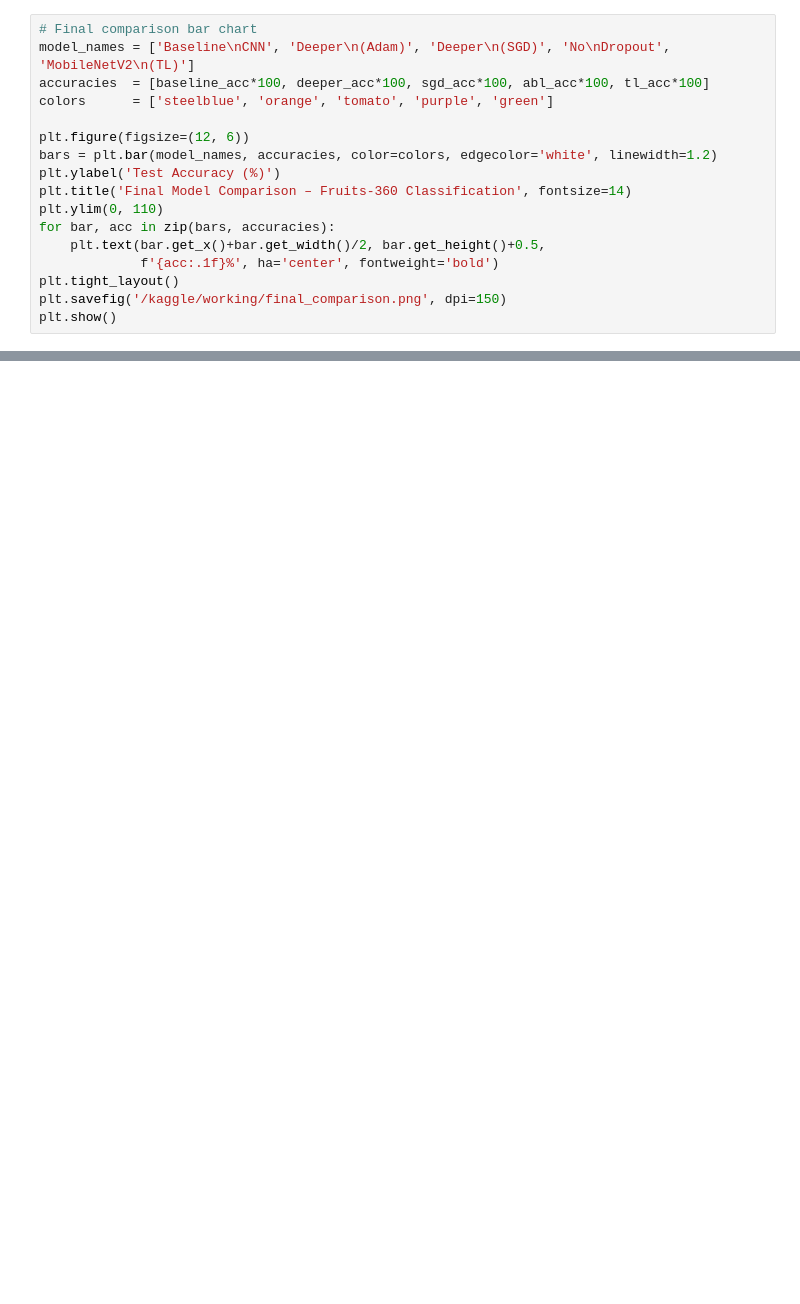
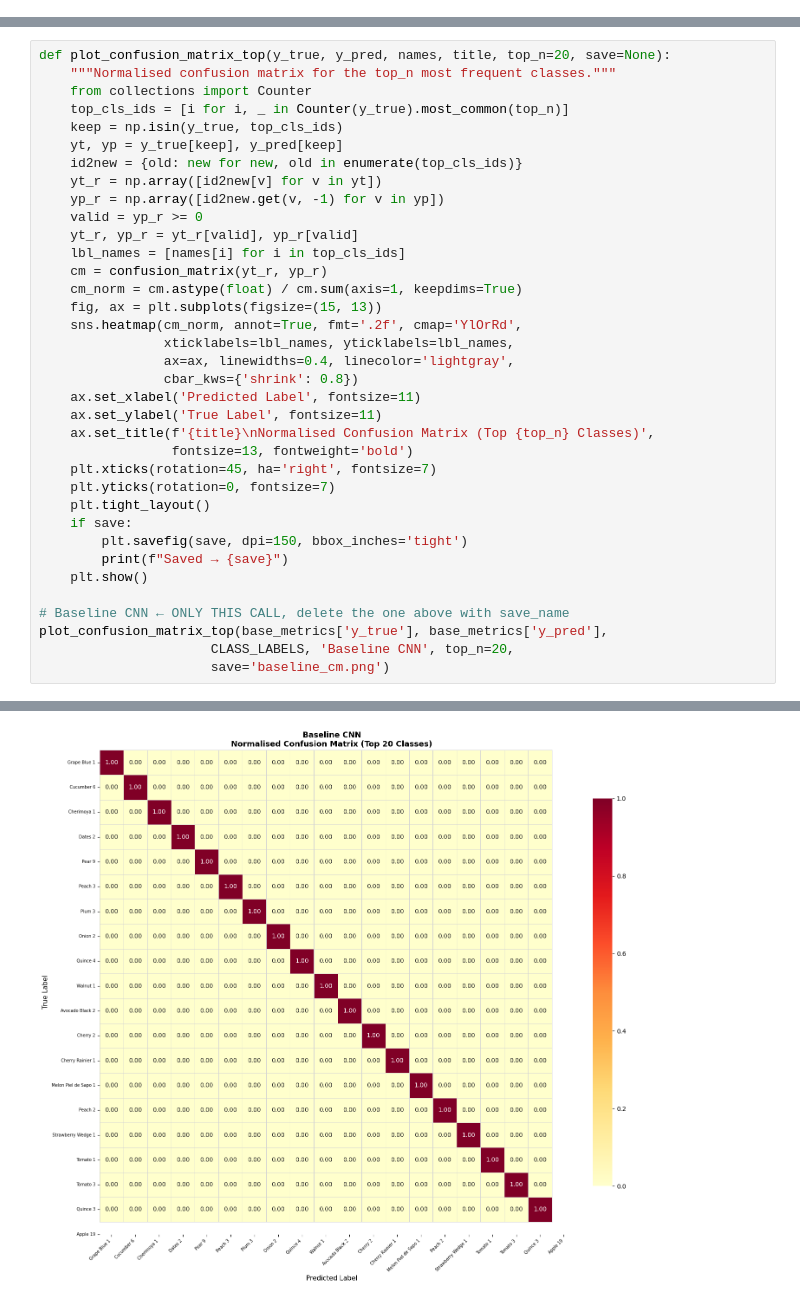
Before and after one commit to Supreena5254/-AI-and-Machine-Learning, a Jupyter notebook: 2409007_SuprinaKhadgi_Task-2.ipynb, the cells around one changed output, grey strips where cells are left out. Saved outputs shown, nothing was run; the diff lists cells and outputs as text; blank space fills up the shorter version.

```diff
--- a/2409007_SuprinaKhadgi_Task-2.ipynb
+++ b/2409007_SuprinaKhadgi_Task-2.ipynb
@@ -1060,17 +0,0 @@ Section 8: Final Comparison & Conclusion
-# %%
-# Final comparison bar chart
-model_names = ['Baseline\nCNN', 'Deeper\n(Adam)', 'Deeper\n(SGD)', 'No\nDropout', 'MobileNetV2\n(TL)']
-accuracies  = [baseline_acc*100, deeper_acc*100, sgd_acc*100, abl_acc*100, tl_acc*100]
-colors      = ['steelblue', 'orange', 'tomato', 'purple', 'green']
-
-plt.figure(figsize=(12, 6))
-bars = plt.bar(model_names, accuracies, color=colors, edgecolor='white', linewidth=1.2)
-plt.ylabel('Test Accuracy (%)')
-plt.title('Final Model Comparison – Fruits-360 Classification', fontsize=14)
-plt.ylim(0, 110)
-for bar, acc in zip(bars, accuracies):
-    plt.text(bar.get_x()+bar.get_width()/2, bar.get_height()+0.5,
-             f'{acc:.1f}%', ha='center', fontweight='bold')
-plt.tight_layout()
-plt.savefig('/kaggle/working/final_comparison.png', dpi=150)
-plt.show()
@@ -1107,0 +549,37 @@ All models saved to /kaggle/working/
+# %%
+def plot_confusion_matrix_top(y_true, y_pred, names, title, top_n=20, save=None):
+    """Normalised confusion matrix for the top_n most frequent classes."""
+    from collections import Counter
+    top_cls_ids = [i for i, _ in Counter(y_true).most_common(top_n)]
+    keep = np.isin(y_true, top_cls_ids)
+    yt, yp = y_true[keep], y_pred[keep]
+    id2new = {old: new for new, old in enumerate(top_cls_ids)}
+    yt_r = np.array([id2new[v] for v in yt])
+    yp_r = np.array([id2new.get(v, -1) for v in yp])
+    valid = yp_r >= 0
+    yt_r, yp_r = yt_r[valid], yp_r[valid]
+    lbl_names = [names[i] for i in top_cls_ids]
+    cm = confusion_matrix(yt_r, yp_r)
+    cm_norm = cm.astype(float) / cm.sum(axis=1, keepdims=True)
+    fig, ax = plt.subplots(figsize=(15, 13))
+    sns.heatmap(cm_norm, annot=True, fmt='.2f', cmap='YlOrRd',
+                xticklabels=lbl_names, yticklabels=lbl_names,
+                ax=ax, linewidths=0.4, linecolor='lightgray',
+                cbar_kws={'shrink': 0.8})
+    ax.set_xlabel('Predicted Label', fontsize=11)
+    ax.set_ylabel('True Label', fontsize=11)
+    ax.set_title(f'{title}\nNormalised Confusion Matrix (Top {top_n} Classes)',
+                 fontsize=13, fontweight='bold')
+    plt.xticks(rotation=45, ha='right', fontsize=7)
+    plt.yticks(rotation=0, fontsize=7)
+    plt.tight_layout()
+    if save:
+        plt.savefig(save, dpi=150, bbox_inches='tight')
+        print(f"Saved → {save}")
+    plt.show()
+
+# Baseline CNN ← ONLY THIS CALL, delete the one above with save_name
+plot_confusion_matrix_top(base_metrics['y_true'], base_metrics['y_pred'],
+                      CLASS_LABELS, 'Baseline CNN', top_n=20,
+                      save='baseline_cm.png')
+# %% [output]
@@ -1107,0 +587 @@ All models saved to /kaggle/working/
+[figure, added]
```
Also changed, not shown: parts of 119 cells of this notebook.
